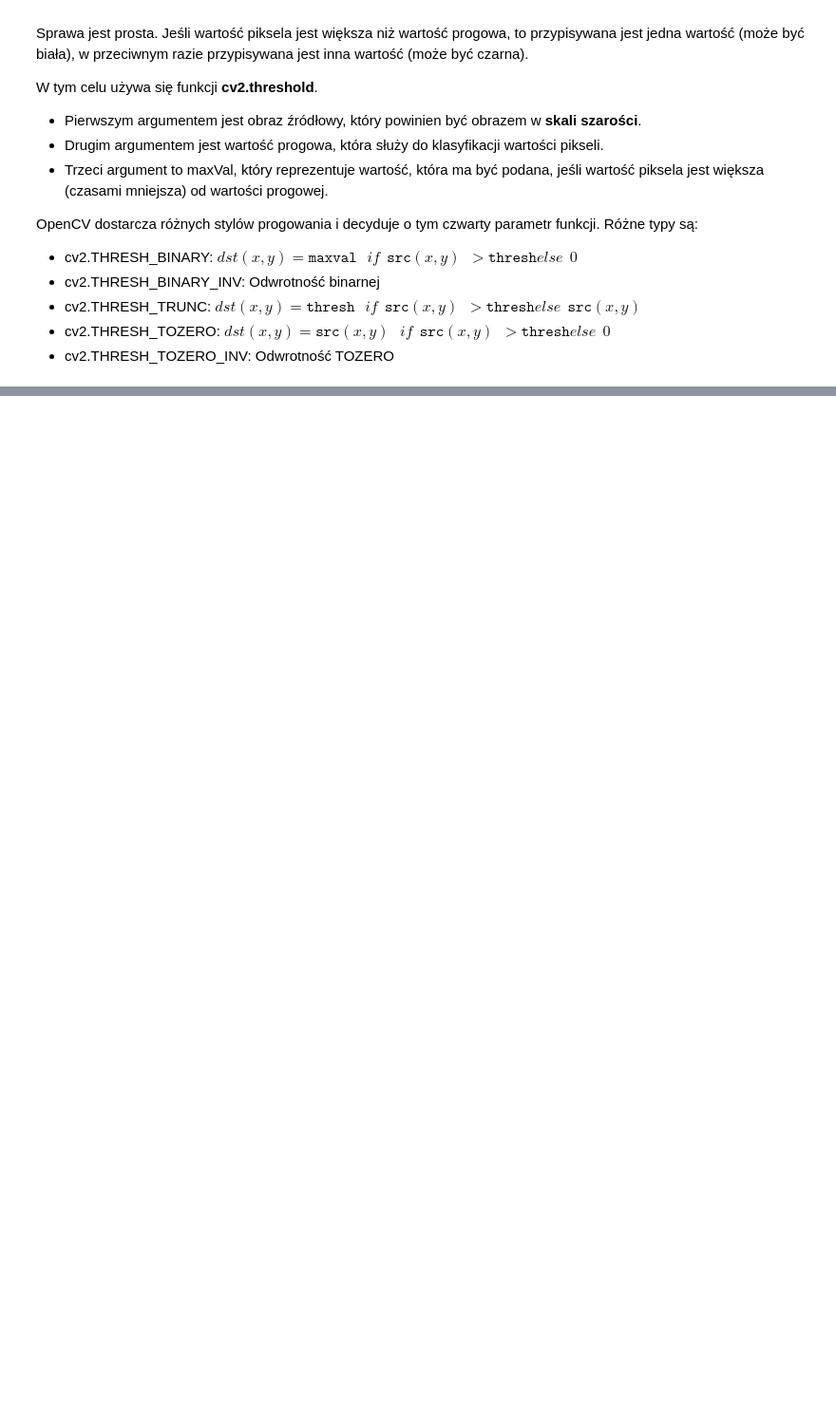
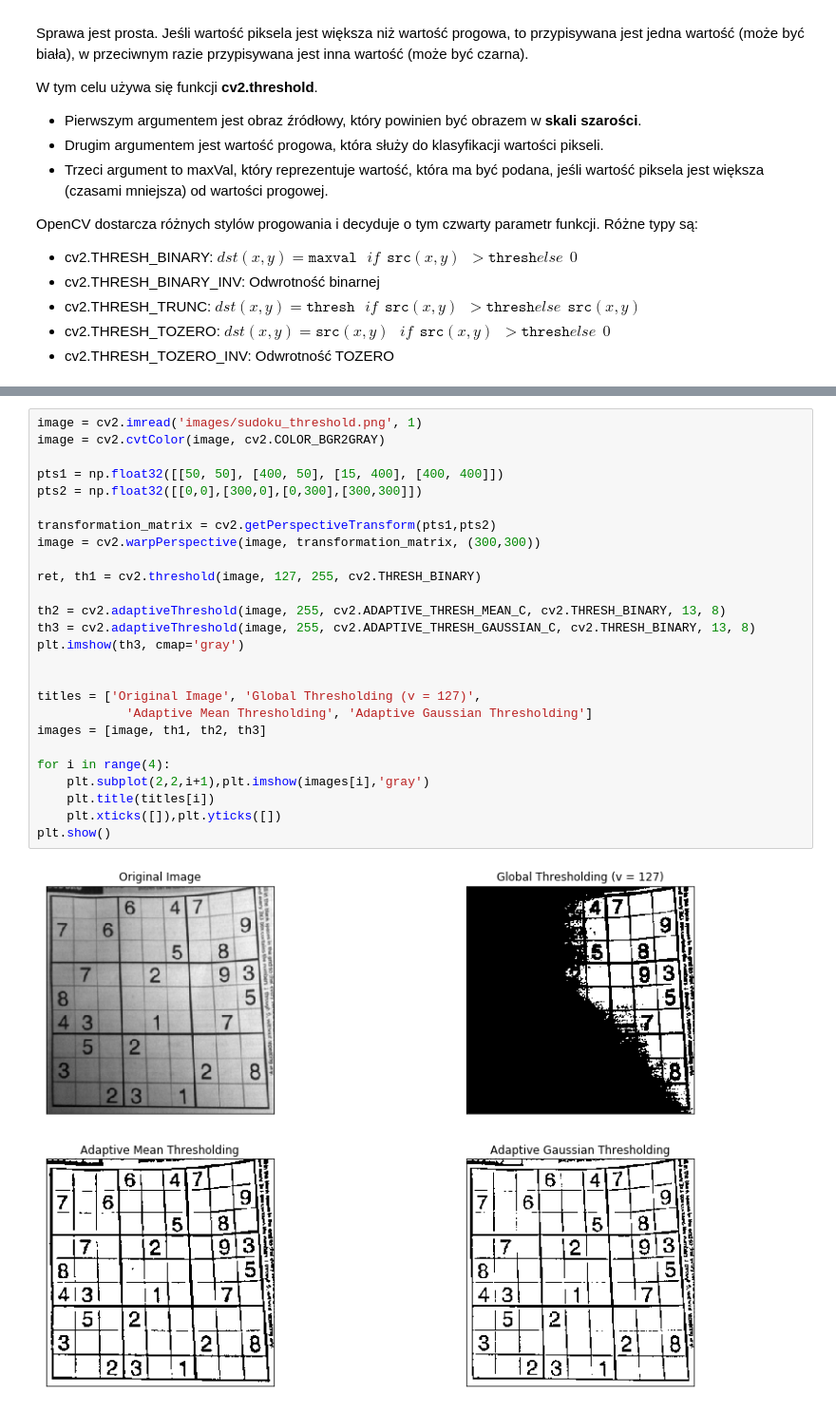
Before and after one commit to xenteros/data-science-training, a Jupyter notebook: opencv/thresholding.ipynb, the cells around one changed output, grey strips where cells are left out. Shown at 95% size. Cells and saved outputs as stored; diff of their text form; blank space fills up the shorter version.

```diff
--- a/opencv/thresholding.ipynb
+++ b/opencv/thresholding.ipynb
@@ -41,0 +51,28 @@ plt.show()
+# %%
+image = cv2.imread('images/sudoku_threshold.png', 1)
+image = cv2.cvtColor(image, cv2.COLOR_BGR2GRAY)
+
+pts1 = np.float32([[50, 50], [400, 50], [15, 400], [400, 400]])
+pts2 = np.float32([[0,0],[300,0],[0,300],[300,300]])
+
+transformation_matrix = cv2.getPerspectiveTransform(pts1,pts2)
+image = cv2.warpPerspective(image, transformation_matrix, (300,300))
+
+ret, th1 = cv2.threshold(image, 127, 255, cv2.THRESH_BINARY)
+
+th2 = cv2.adaptiveThreshold(image, 255, cv2.ADAPTIVE_THRESH_MEAN_C, cv2.THRESH_BINARY, 13, 8)
+th3 = cv2.adaptiveThreshold(image, 255, cv2.ADAPTIVE_THRESH_GAUSSIAN_C, cv2.THRESH_BINARY, 13, 8)
+plt.imshow(th3, cmap='gray')
+
+
+titles = ['Original Image', 'Global Thresholding (v = 127)',
+            'Adaptive Mean Thresholding', 'Adaptive Gaussian Thresholding']
+images = [image, th1, th2, th3]
+
+for i in range(4):
+    plt.subplot(2,2,i+1),plt.imshow(images[i],'gray')
+    plt.title(titles[i])
+    plt.xticks([]),plt.yticks([])
+plt.show()
+# %% [output]
+[figure, added]
```
Also changed, not shown: parts of 3 cells of this notebook, 5 other files.
